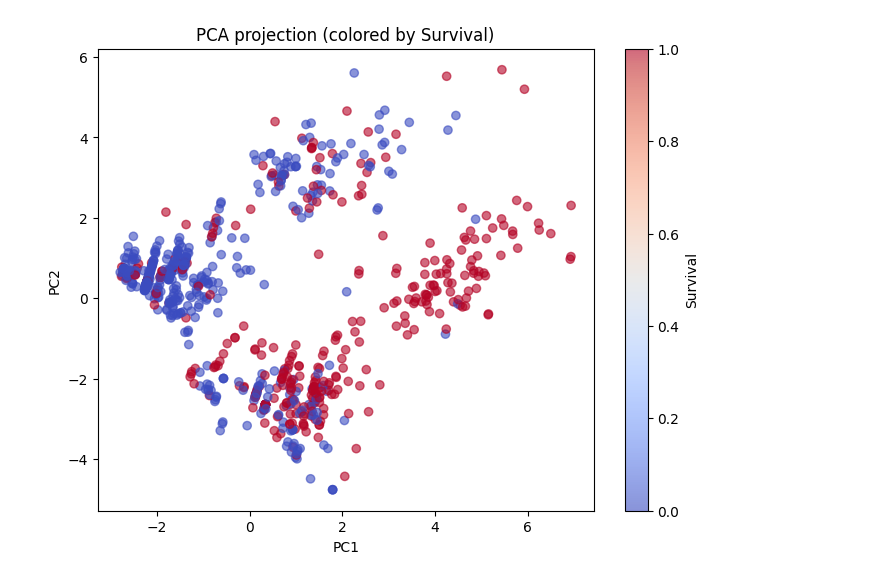
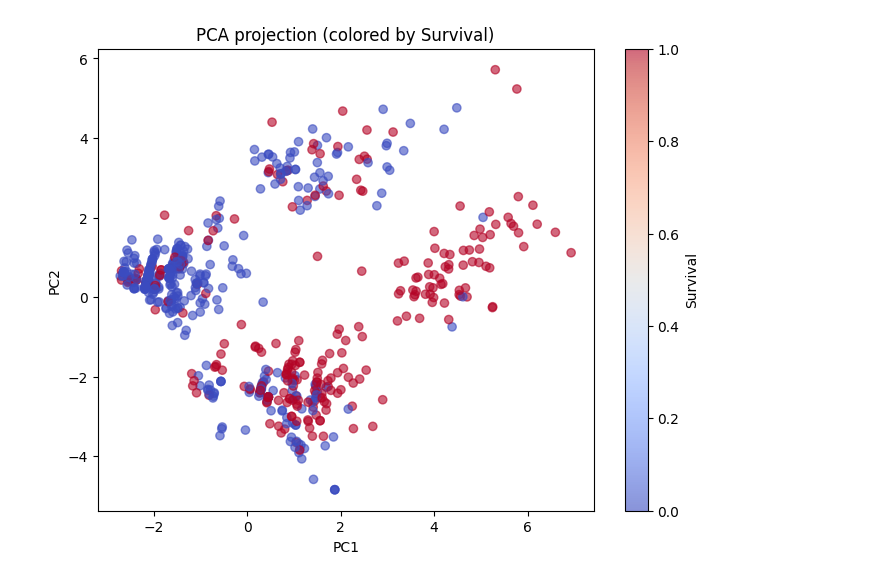
Before and after one commit to ahmadbuilds/Titanic-Survival-Prdiction, a Jupyter notebook: notebooks/modeling.ipynb, the cells around one changed output. Drawn from its saved outputs; the diff is of its cells as text; code cells hidden in the pictures.

Commit message:
Training the Model using Logistic regression Completed

```diff
--- a/notebooks/modeling.ipynb
+++ b/notebooks/modeling.ipynb
@@ -7,34 +7,40 @@ from sklearn.preprocessing import StandardScaler
 from sklearn.pipeline import Pipeline
 from sklearn.compose import ColumnTransformer
 from sklearn.preprocessing import OneHotEncoder
+from sklearn.model_selection import train_test_split
+from sklearn.metrics import accuracy_score,confusion_matrix,classification_report
 from sklearn.decomposition import PCA
 
 x_train=pd.read_csv("../data/processed/train.csv",delimiter=",").drop(columns="PassengerId")
 y_train=pd.read_csv("../data/processed/train_output.csv",delimiter=",")
 x_test=pd.read_csv("../data/processed/test.csv",delimiter=",").drop(columns="PassengerId")
+
+
+#Splitting the Data set
+x_train,cv_train,y_train,cv_train_output=train_test_split(x_train,y_train,test_size=0.2,random_state=42)
 
 #Plotting the Data using PCA
 x_train_oneHot=pd.get_dummies(x_train,columns=["Sex","CabinLetter","TicketPrefix","Pclass","Title","Embarked"])
 x_scaled=StandardScaler().fit_transform(x_train_oneHot)
 pca = PCA(n_components=2)
 x_pca = pca.fit_transform(x_scaled)
 
 plt.figure(figsize=(8,6))
 scatter = plt.scatter(
     x_pca[:, 0],
     x_pca[:, 1],
     c=[y_train],
     cmap="coolwarm",
     alpha=0.6
 )
 plt.xlabel("PC1")
 plt.ylabel("PC2")
 plt.title("PCA projection (colored by Survival)")
 plt.colorbar(scatter, label="Survival")
 
 plt.show()
 # %% [output]
-[figure, old version]
+[figure, new version]
 # %%
 #Training the Model using Logistic Regression
 oneHot_features=["Sex","Pclass","Embarked","TicketPrefix","Title","CabinLetter"]
```
Also changed, not shown: parts of 1 cell of this notebook.
